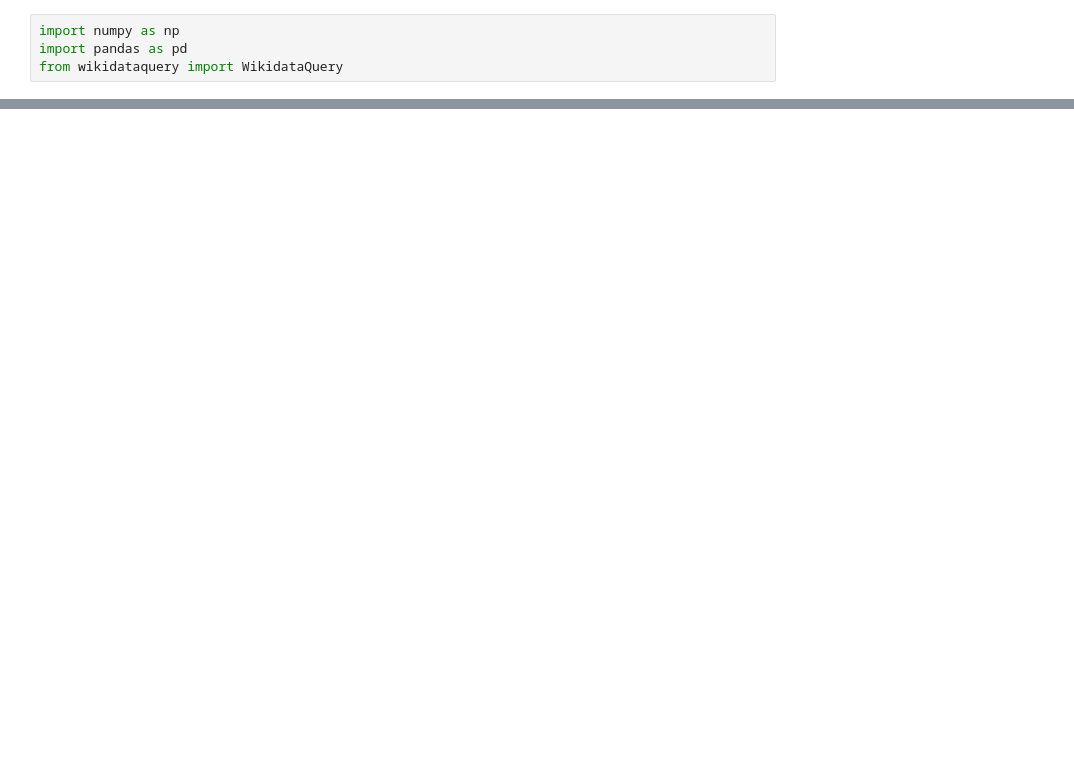
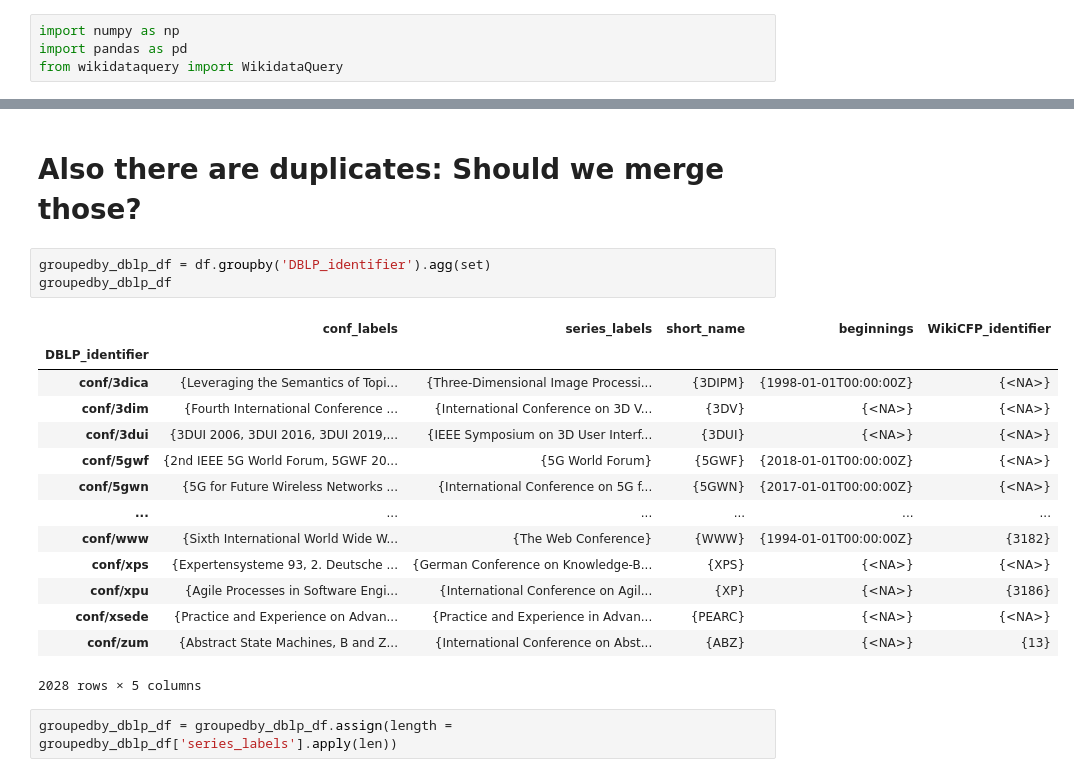
Before and after one commit to olafbombach/kg-lab-ws23-task3, a Jupyter notebook: source/wikidata_analysis.ipynb, the cells around one changed output, grey strips where cells are left out. Cells and saved outputs as stored; diff of their text form; blank space fills up the shorter version.

```diff
--- a/source/wikidata_analysis.ipynb
+++ b/source/wikidata_analysis.ipynb
@@ -94,0 +121,22 @@ array(['International Conference on Quantum Communication, Measurement and Compu
+# %% [markdown]
+# Also there are duplicates: Should we merge those?
+# %%
+groupedby_dblp_df = df.groupby('DBLP_identifier').agg(set)
+groupedby_dblp_df
+# %% [output]
+|  | conf_labels | series_labels | short_name | beginnings | WikiCFP_identifier |
+| DBLP_identifier |  |  |  |  |  |
+| conf/3dica | {Leveraging the Semantics of Topi... | {Three-Dimensional Image Processi... | {3DIPM} | {1998-01-01T00:00:00Z} | {<NA>} |
+| conf/3dim | {Fourth International Conference ... | {International Conference on 3D V... | {3DV} | {<NA>} | {<NA>} |
+| conf/3dui | {3DUI 2006, 3DUI 2016, 3DUI 2019,... | {IEEE Symposium on 3D User Interf... | {3DUI} | {<NA>} | {<NA>} |
+| conf/5gwf | {2nd IEEE 5G World Forum, 5GWF 20... | {5G World Forum} | {5GWF} | {2018-01-01T00:00:00Z} | {<NA>} |
+| conf/5gwn | {5G for Future Wireless Networks ... | {International Conference on 5G f... | {5GWN} | {2017-01-01T00:00:00Z} | {<NA>} |
+| ... | ... | ... | ... | ... | ... |
+| conf/www | {Sixth International World Wide W... | {The Web Conference} | {WWW} | {1994-01-01T00:00:00Z} | {3182} |
+| conf/xps | {Expertensysteme 93, 2. Deutsche ... | {German Conference on Knowledge-B... | {XPS} | {<NA>} | {<NA>} |
+| conf/xpu | {Agile Processes in Software Engi... | {International Conference on Agil... | {XP} | {<NA>} | {3186} |
+| conf/xsede | {Practice and Experience on Advan... | {Practice and Experience in Advan... | {PEARC} | {<NA>} | {<NA>} |
+| conf/zum | {Abstract State Machines, B and Z... | {International Conference on Abst... | {ABZ} | {<NA>} | {13} |
+2028 rows × 5 columns
+# %%
+groupedby_dblp_df = groupedby_dblp_df.assign(length = groupedby_dblp_df['series_labels'].apply(len))
```
Also changed, not shown: parts of 21 cells of this notebook.
